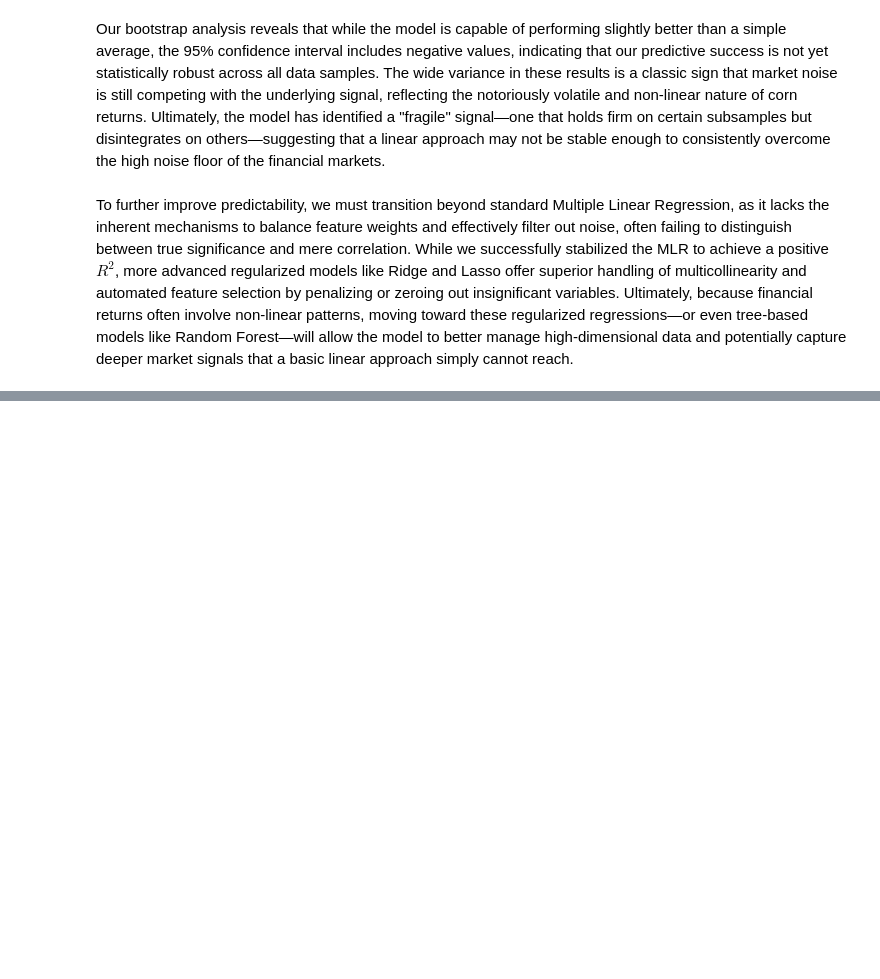
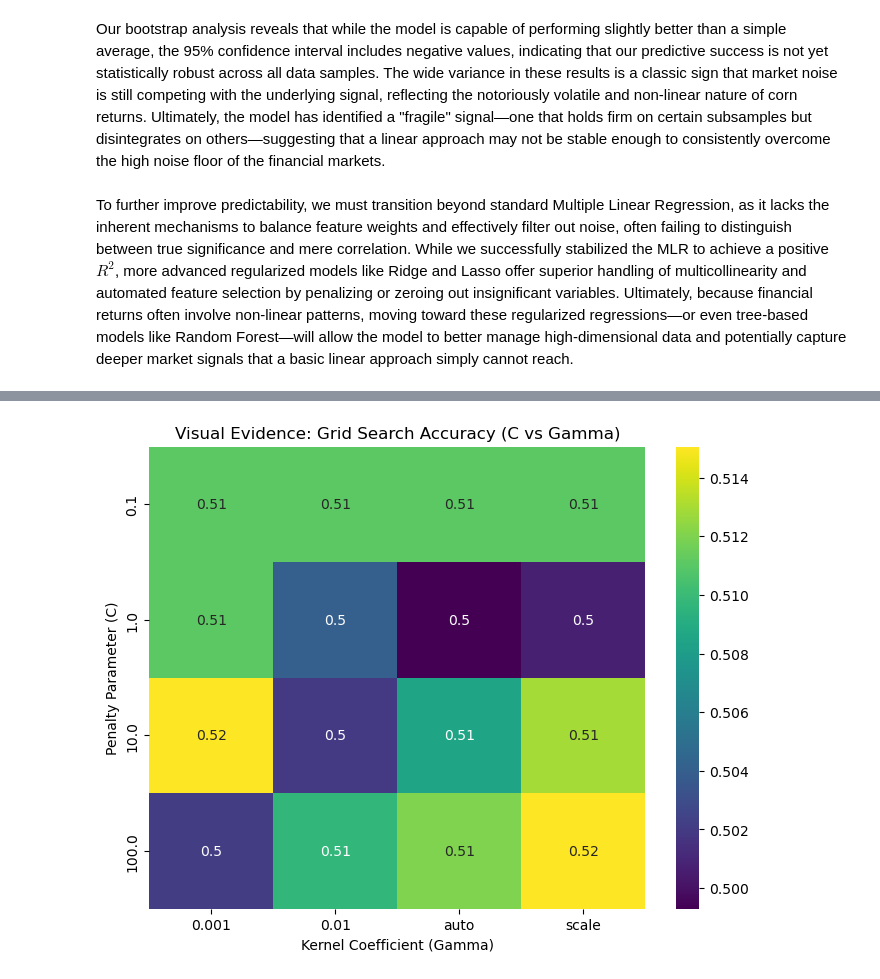
Before and after one commit to aryasalian/ECON-573-Research-Project, a Jupyter notebook: linear_model.ipynb, the cells around one changed output, grey strips where cells are left out. Saved outputs shown, nothing was run; the diff lists cells and outputs as text; code cells hidden in the pictures; blank space fills up the shorter version.

```diff
--- a/linear_model.ipynb
+++ b/linear_model.ipynb
@@ -487,0 +673,23 @@ To further improve predictability, we must transition beyond standard Multiple L
+# %%
+import seaborn as sns
+import matplotlib.pyplot as plt
+import pandas as pd
+
+# 1. Extract results from grid_search
+results_df = pd.DataFrame(grid_search.cv_results_)
+
+# 2. Pivot the data for the heatmap
+# We use the mean test score (accuracy) for the z-axis
+viz_data = results_df.pivot(index='param_classifier__C',
+                             columns='param_classifier__gamma',
+                             values='mean_test_score')
+
+# 3. Create the Plot
+plt.figure(figsize=(8, 6))
+sns.heatmap(viz_data, annot=True, cmap='viridis')
+plt.title('Visual Evidence: Grid Search Accuracy (C vs Gamma)')
+plt.ylabel('Penalty Parameter (C)')
+plt.xlabel('Kernel Coefficient (Gamma)')
+plt.show()
+# %% [output]
+[figure, added]
```
Also changed, not shown: parts of 10 cells of this notebook.
